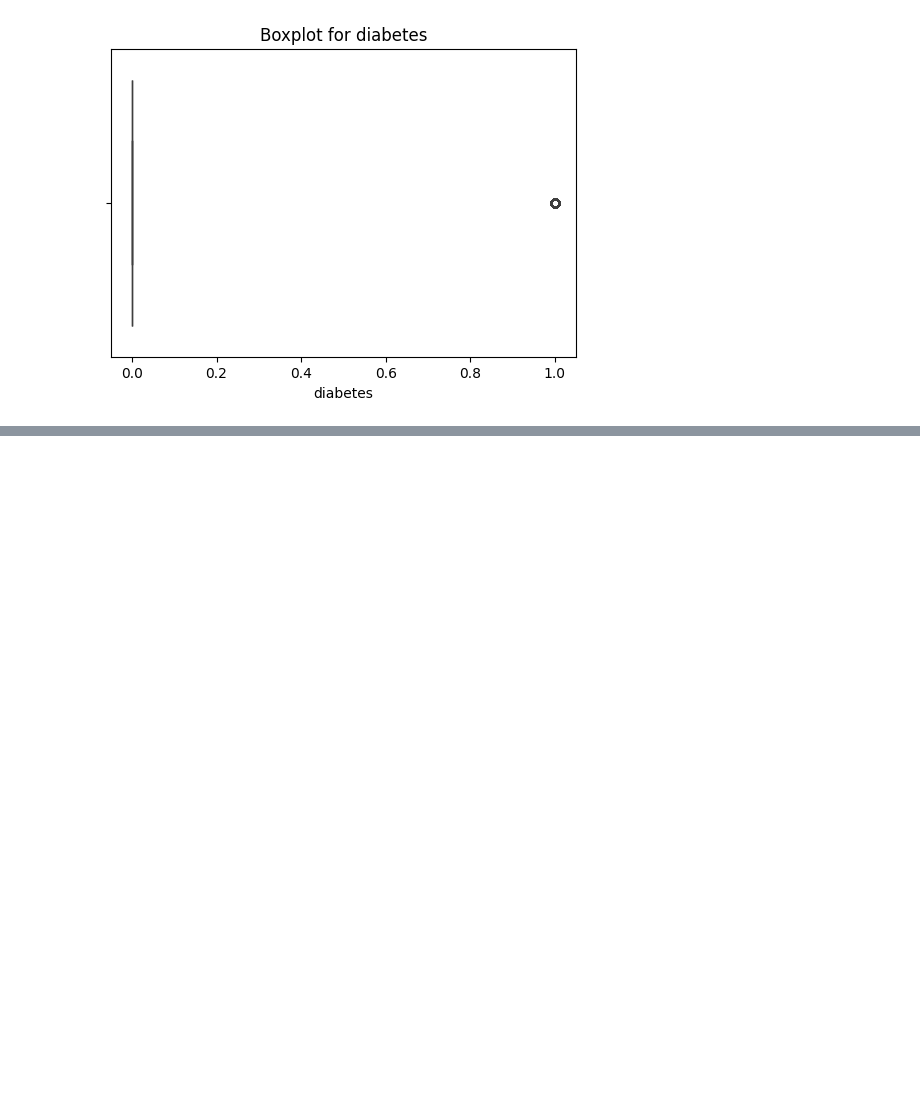
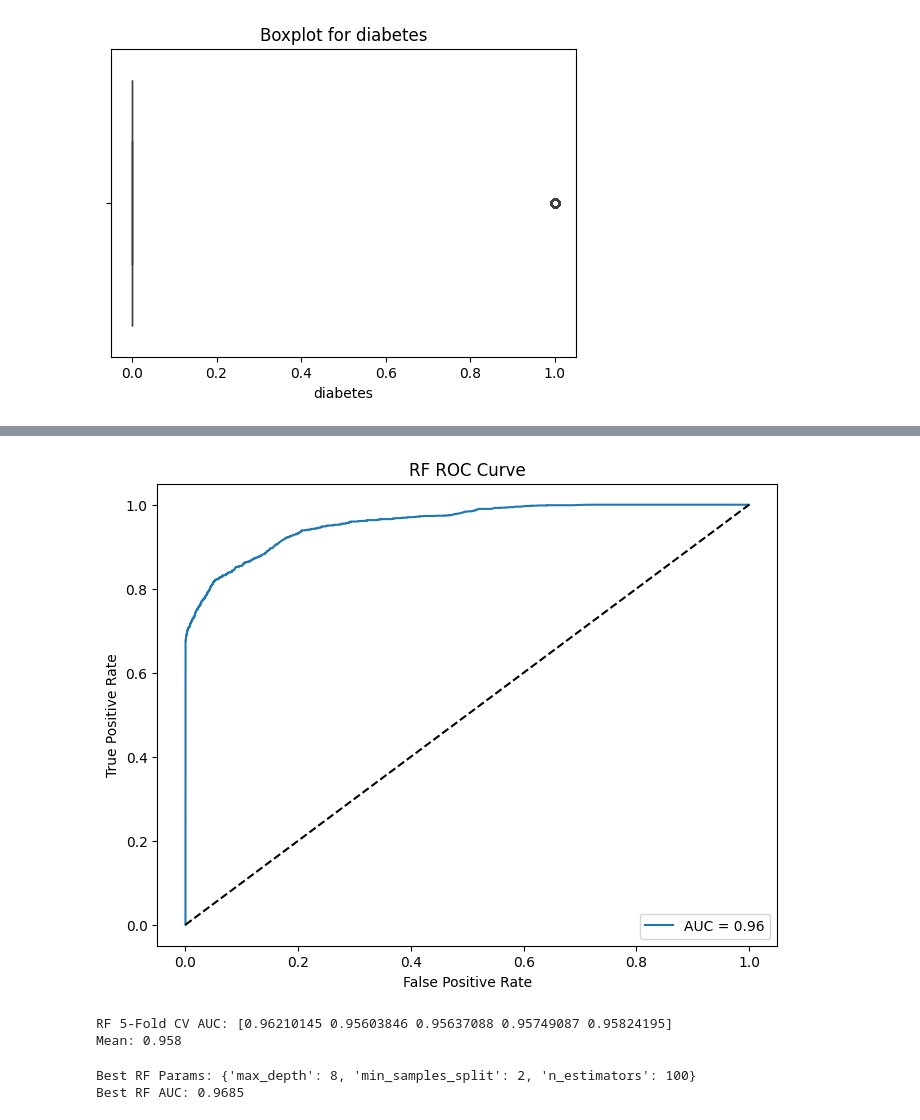
Before and after one commit to kzeen/diaguard, a Jupyter notebook: ml/notebooks/diabetes_model_training.ipynb, the cells around one changed output, grey strips where cells are left out. Saved outputs shown, nothing was run; the diff lists cells and outputs as text; code cells hidden in the pictures; blank space fills up the shorter version.

```diff
--- a/ml/notebooks/diabetes_model_training.ipynb
+++ b/ml/notebooks/diabetes_model_training.ipynb
@@ -147,2 +149,10 @@ Scaled training data (first row): [-0.30198025 -0.2889759  -0.20548047  0.624050
  -0.84254994 -0.01442437 -0.32555941 -0.20919805 -0.32719332 -0.74495507
  -0.26522469]
+# %%
+rs = RobustScaler()
+X_train_rs = rs.fit_transform(X_train)
+X_test_rs  = rs.transform(X_test)
+
+# Display before and after scaling (first row example)
+print("Original training data (first row):", X_train.iloc[0])
+print("Scaled training data (first row):", X_train_scaled[0])
@@ -163,0 +260,44 @@ for col in numerical_cols:
+# %%
+fpr, tpr, _ = roc_curve(y_test, y_proba_rf)
+plt.figure(figsize=(8,6))
+plt.plot(fpr, tpr, label=f"AUC = {roc_auc_score(y_test, y_proba_rf):.2f}")
+plt.plot([0,1],[0,1],'k--')
+plt.xlabel("False Positive Rate")
+plt.ylabel("True Positive Rate")
+plt.title("RF ROC Curve")
+plt.legend(loc="lower right")
+plt.show()
+# %% [output]
+[figure, added]
+# %%
+cv_scores_rf = cross_val_score(
+    rf, X_train_rs, y_train, cv=5, scoring='roc_auc'
+)
+print("RF 5-Fold CV AUC:", cv_scores_rf, "\nMean:", cv_scores_rf.mean().round(4))
+# %% [output]
+RF 5-Fold CV AUC: [0.96210145 0.95603846 0.95637088 0.95749087 0.95824195]
+Mean: 0.958
+# %%
+param_grid_rf = {
+    'n_estimators': [100, 200],
+    'max_depth': [4, 6, 8],
+    'min_samples_split': [2, 5]
+}
+
+grid_rf = GridSearchCV(
+    RandomForestClassifier(random_state=42),
+    param_grid_rf,
+    cv=5,
+    scoring='roc_auc',
+    n_jobs=-1
+)
+grid_rf.fit(X_train_rs, y_train)
+
+print("Best RF Params:", grid_rf.best_params_)
+print("Best RF AUC:", grid_rf.best_score_.round(4))
+
+# Use best RF
+best_rf = grid_rf.best_estimator_
+# %% [output]
+Best RF Params: {'max_depth': 8, 'min_samples_split': 2, 'n_estimators': 100}
+Best RF AUC: 0.9685
```
Also changed, not shown: parts of 11 cells of this notebook.
